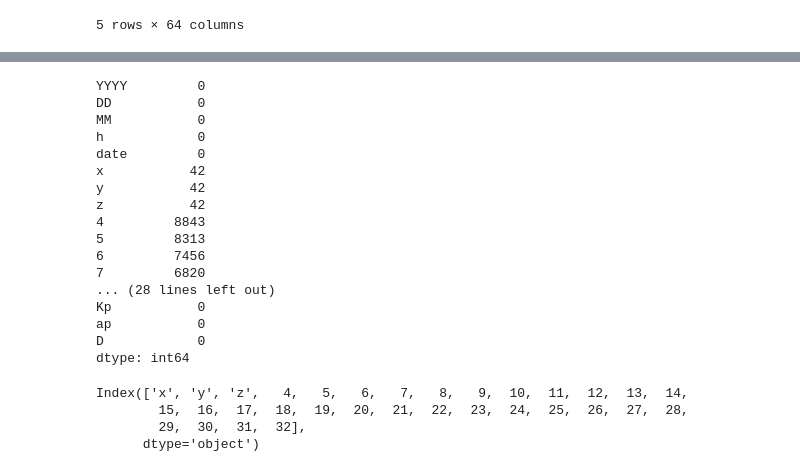
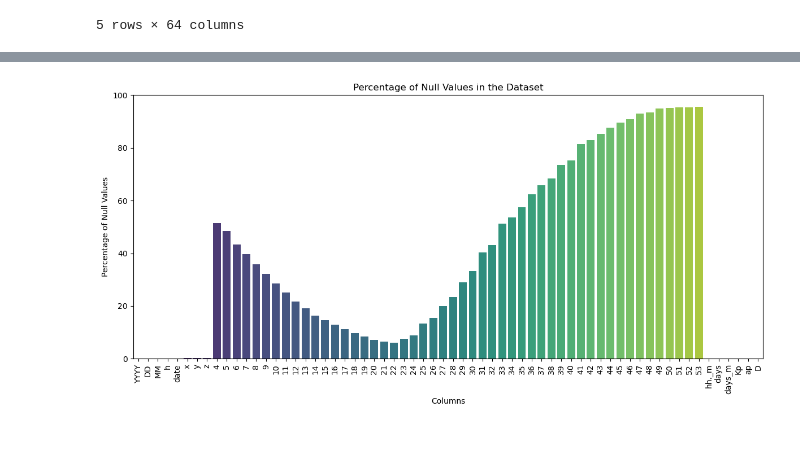
Before and after one commit to ivan-serrano-hernandez/NASA-Space-Apps, a Jupyter notebook: Getting_datasets.ipynb, the cells around one changed output, grey strips where cells are left out. Cells and saved outputs as stored; diff of their text form; code cells hidden in the pictures; blank space fills up the shorter version.

```diff
--- a/Getting_datasets.ipynb
+++ b/Getting_datasets.ipynb
@@ -23,7 +30,7 @@ data\dsc_fc_summed_spectra_2020_v01\dsc_fc_summed_spectra_2020_v01.csv
 data\dsc_fc_summed_spectra_2021_v01\dsc_fc_summed_spectra_2021_v01.csv
 data\dsc_fc_summed_spectra_2022_v01\dsc_fc_summed_spectra_2022_v01.csv
 # %%
-df16, df17,df18,df19,df20,df21,df22 = data_frames['df_2016'], data_frames['df_2017'], data_frames['df_2018'], data_frames['df_2019'], data_frames['df_2020'], data_frames['df_2021'], data_frames['df_2022']
+df16, df17,df18,df19,df20,df21,df22,df23 = data_frames['df_2016'], data_frames['df_2017'], data_frames['df_2018'], data_frames['df_2019'], data_frames['df_2020'], data_frames['df_2021'], data_frames['df_2022'],data_frames['df_2023']
 df_final = pd.concat([df16,df17,df18,df19,df20,df21,df22])
 # %%
 df_final.rename({0:'date',1:'x',2:'y',3:'z'},inplace = True,axis =1)
@@ -48,20 +55,21 @@ See the caveats in the documentation: https://pandas.pydata.org/pandas-docs/stab
 # %% [markdown]
 ## Checking nulls
 # %%
-null_percentage = (df_final.isnull().sum() / len(df_final)) * 100
+def print_null_proportion(df):
+    null_percentage = (df.isnull().sum() / len(df)) * 100
 
-# Create a bar plot of null value percentages
-plt.figure(figsize=(12, 6))  # Adjust the figure size as needed
-ax = sns.barplot(x=null_percentage.index, y=null_percentage.values, palette="viridis")
-plt.xticks(rotation=90)  # Rotate x-axis labels for better readability
-plt.xlabel("Columns")
-plt.ylabel("Percentage of Null Values")
-plt.title("Percentage of Null Values in the Dataset")
+    # Create a bar plot of null value percentages
+    plt.figure(figsize=(12, 6))  # Adjust the figure size as needed
+    ax = sns.barplot(x=null_percentage.index, y=null_percentage.values, palette="viridis")
+    plt.xticks(rotation=90)  # Rotate x-axis labels for better readability
+    plt.xlabel("Columns")
+    plt.ylabel("Percentage of Null Values")
+    plt.title("Percentage of Null Values in the Dataset")
 
-# Set the y-axis scale from 0 to 100
-plt.ylim(0, 100)
+    # Set the y-axis scale from 0 to 100
+    plt.ylim(0, 100)
 
-plt.tight_layout()
+    plt.tight_layout()
 
-# Show the plot
-plt.show()
+    # Show the plot
+    plt.show()
@@ -201,30 +164,7 @@ plt.show()
-# %%
-filtered_df.isnull().sum()
-# %% [output]
-YYYY         0
-DD           0
-MM           0
-h            0
-date         0
-x           42
-y           42
-z           42
-4         8843
-5         8313
-6         7456
-7         6820
-... (28 lines left out)
-Kp           0
-ap           0
-D            0
-dtype: int64
-# %%
-filtered_df.columns[5:37]
-# %% [output]
-Index(['x', 'y', 'z',   4,   5,   6,   7,   8,   9,  10,  11,  12,  13,  14,
-        15,  16,  17,  18,  19,  20,  21,  22,  23,  24,  25,  26,  27,  28,
-        29,  30,  31,  32],
-      dtype='object')
+# %%
+print_null_proportion(merged_df)
+# %% [output]
+[figure, added]
 # %%
 filtered_df = merged_df.drop(merged_df.columns[37:58],axis=1)
 # %%
```
Also changed, not shown: parts of 38 cells of this notebook.
